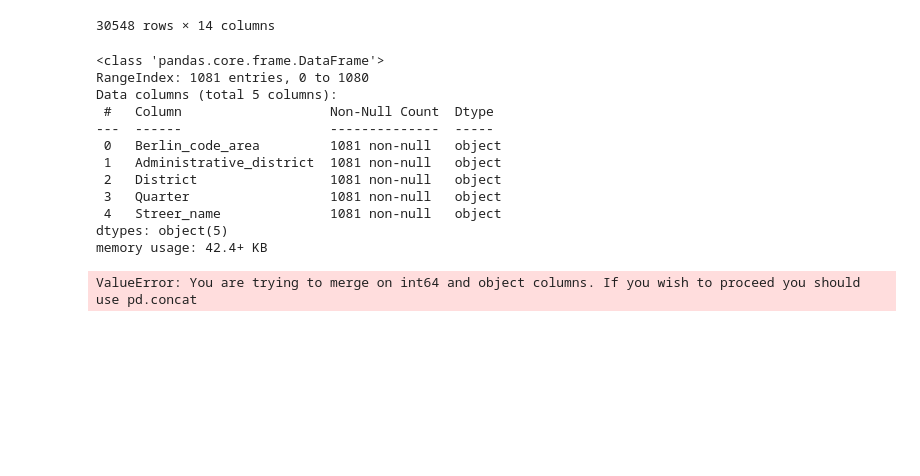
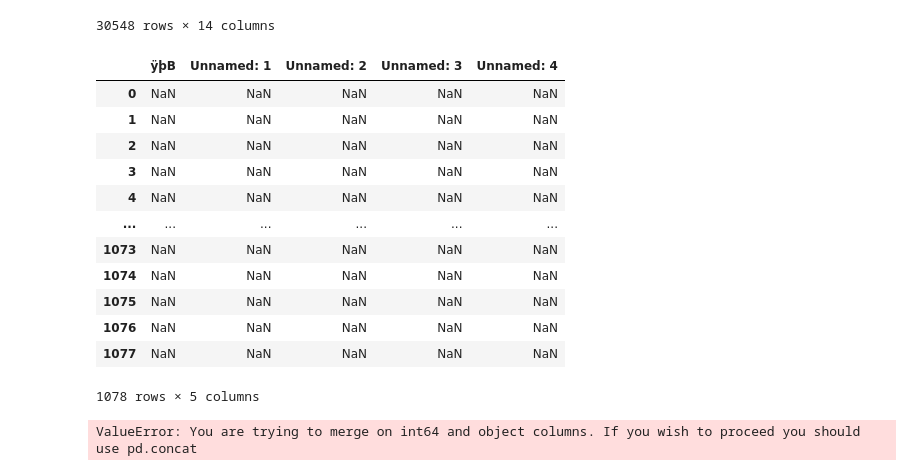
Before and after one commit to MSI17819/Berlin_bike_theft_prediction, a Jupyter notebook: Berlin_bike_thief_prediction.ipynb, the cells around one changed output. Saved outputs shown, nothing was run; the diff lists cells and outputs as text; code cells hidden in the pictures; blank space fills up the shorter version.

```diff
--- a/Berlin_bike_thief_prediction.ipynb
+++ b/Berlin_bike_thief_prediction.ipynb
@@ -115,29 +115,30 @@ df_new_concat_2
 # %%
 # Load data about LOR (Lebensweltlich orientierte Räume (LOR) = Spatial Planning Unit which contain columns: Berlin_code_area,
 #Administrative_districe, District, Quater, Street_name
 
-url = r"https://raw.githubusercontent.com/MSI17819/Berlin_bike_theft_prediction/main/Berlin_LOR_code.csv"
+url = r"https://raw.githubusercontent.com/MSI17819/Berlin_bike_theft_prediction/main/Berlin_LOR_code.txt"
 
-df_region = pd.read_csv(url, sep=';', encoding="ISO-8859-1")
+df_region = pd.read_csv(url, sep';', encoding="ISO-8859-2")
 
 #df_region = pd.read_csv(url, sep=';', encoding="ISO-8859-1")
 
 #df_region['Berlin_code_area'] = df_region['Berlin_code_area'].astype(int)
 
-df_region.info()
+df_region
 # %% [output]
+|  | ÿþB | Unnamed: 1 | Unnamed: 2 | Unnamed: 3 | Unnamed: 4 |
+| 0 | NaN | NaN | NaN | NaN | NaN |
+| 1 | NaN | NaN | NaN | NaN | NaN |
+| 2 | NaN | NaN | NaN | NaN | NaN |
+| 3 | NaN | NaN | NaN | NaN | NaN |
+| 4 | NaN | NaN | NaN | NaN | NaN |
+| ... | ... | ... | ... | ... | ... |
+| 1073 | NaN | NaN | NaN | NaN | NaN |
+| 1074 | NaN | NaN | NaN | NaN | NaN |
+| 1075 | NaN | NaN | NaN | NaN | NaN |
+| 1076 | NaN | NaN | NaN | NaN | NaN |
+| 1077 | NaN | NaN | NaN | NaN | NaN |
-<class 'pandas.core.frame.DataFrame'>
-RangeIndex: 1081 entries, 0 to 1080
-Data columns (total 5 columns):
- #   Column                   Non-Null Count  Dtype
----  ------                   --------------  -----
- 0   Berlin_code_area         1081 non-null   object
- 1   Administrative_district  1081 non-null   object
- 2   District                 1081 non-null   object
- 3   Quarter                  1081 non-null   object
- 4   Streer_name              1081 non-null   object
-dtypes: object(5)
-memory usage: 42.4+ KB
+1078 rows × 5 columns
 # %%
 #Join two data frame (left join) with data and LOR information data
 df_merge = pd.merge(df_new_concat_2, df_region, how='left', on='Berlin_code_area')
```
Also changed, not shown: 1 other file.
